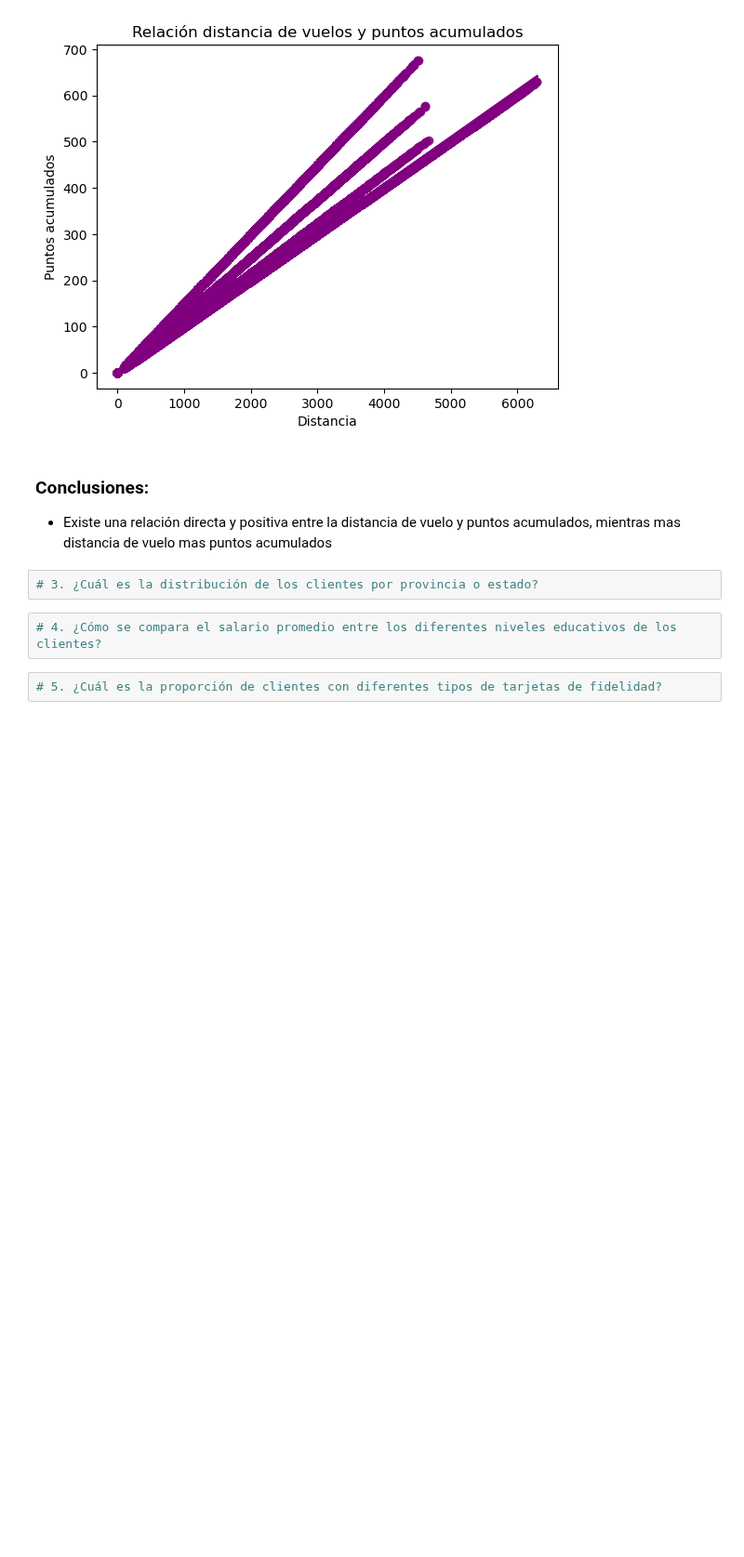
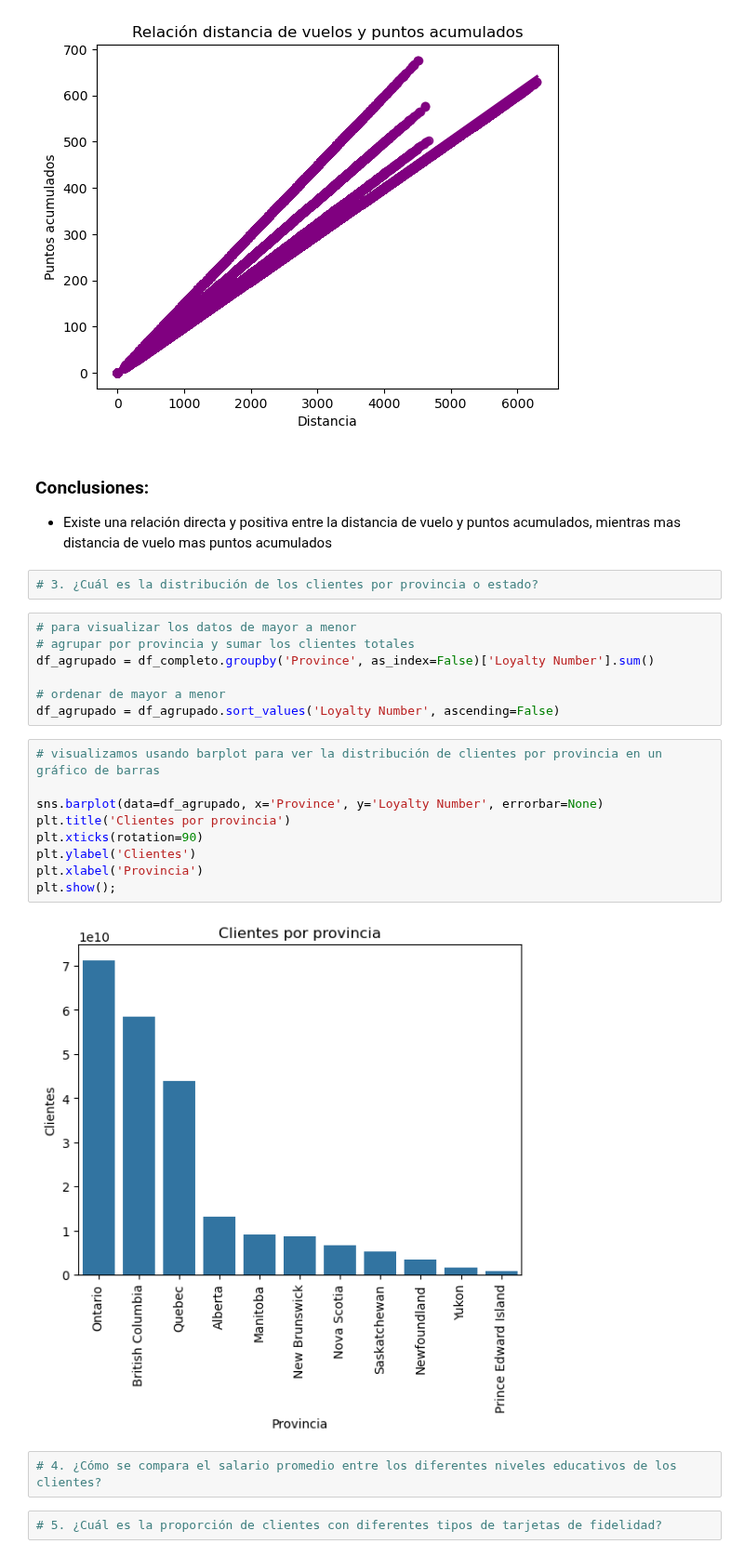
Before and after one commit to Adalab/bda-modulo-3-evaluacion-final-MarPastor, a Jupyter notebook: notebook/final_evaluation_mod3_marpastor.ipynb, the cells around one changed output. Shown at 93% size. Drawn from its saved outputs; the diff is of its cells as text; blank space fills up the shorter version.

Commit message:
doc: visualizacion con barplot para tercera conclusion

```diff
--- a/notebook/final_evaluation_mod3_marpastor.ipynb
+++ b/notebook/final_evaluation_mod3_marpastor.ipynb
@@ -1118,6 +1118,24 @@ plt.show();
 - Existe una relación directa y positiva entre la distancia de vuelo y puntos acumulados, mientras mas distancia de vuelo mas puntos acumulados
 # %%
 # 3. ¿Cuál es la distribución de los clientes por provincia o estado?
+# %%
+# para visualizar los datos de mayor a menor
+# agrupar por provincia y sumar los clientes totales
+df_agrupado = df_completo.groupby('Province', as_index=False)['Loyalty Number'].sum()
+
+# ordenar de mayor a menor
+df_agrupado = df_agrupado.sort_values('Loyalty Number', ascending=False)
+# %%
+# visualizamos usando barplot para ver la distribución de clientes por provincia en un gráfico de barras
+
+sns.barplot(data=df_agrupado, x='Province', y='Loyalty Number', errorbar=None)
+plt.title('Clientes por provincia')
+plt.xticks(rotation=90)
+plt.ylabel('Clientes')
+plt.xlabel('Provincia')
+plt.show();
+# %% [output]
+[figure, added]
 # %%
 # 4. ¿Cómo se compara el salario promedio entre los diferentes niveles educativos de los clientes?
 # %%
```
Also changed, not shown: parts of 2 cells of this notebook.
